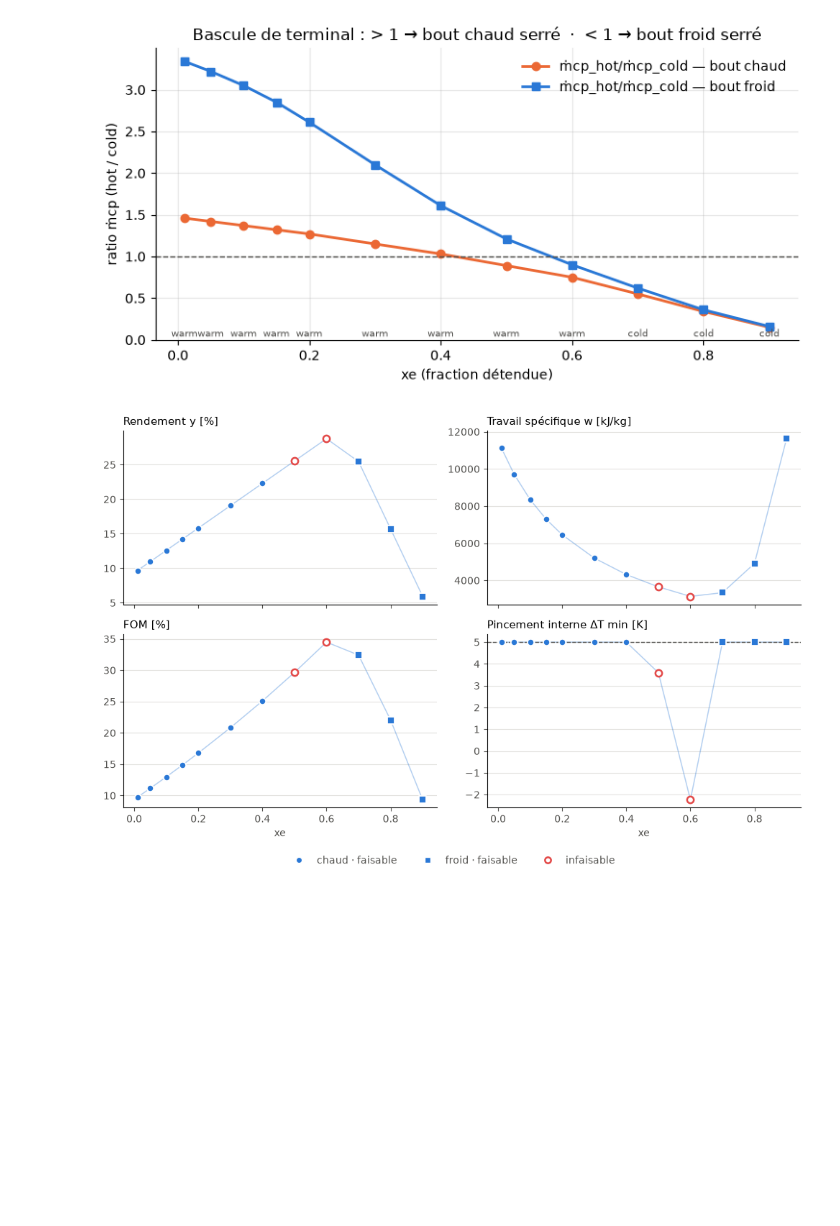
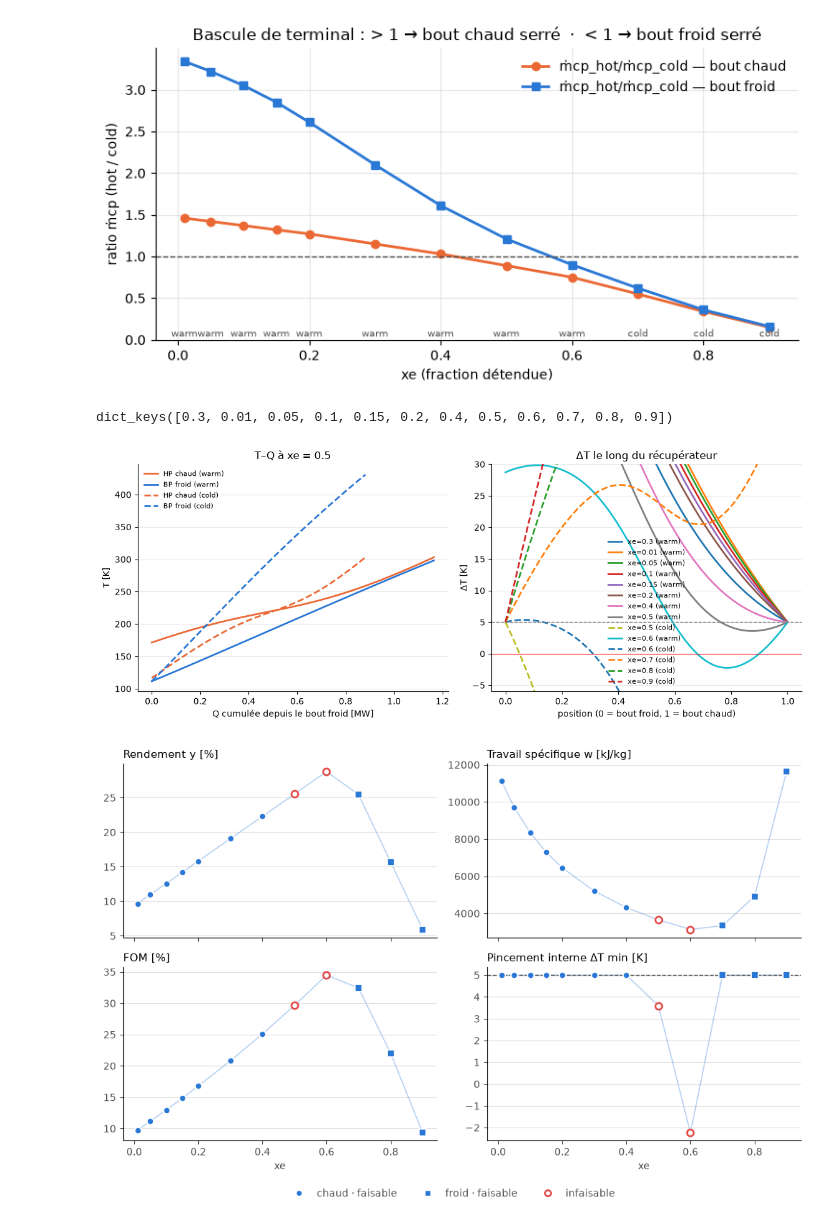
Before and after one commit to Mascof17/sys_en, a Jupyter notebook: proj_12/LNG_L0_martin.ipynb, the cells around one changed output. Cells and saved outputs as stored; diff of their text form; code cells hidden in the pictures; blank space fills up the shorter version.

Commit message:
plot_hx_both functional

```diff
--- a/proj_12/LNG_L0_martin.ipynb
+++ b/proj_12/LNG_L0_martin.ipynb
@@ -851,34 +851,40 @@ plt.tight_layout(); plt.show()
 # %% [output]
 [figure]
 [figure]
+# %%
+results_both.keys()
+# %% [output]
+dict_keys([0.3, 0.01, 0.05, 0.1, 0.15, 0.2, 0.4, 0.5, 0.6, 0.7, 0.8, 0.9])
 # %%
 def plot_hx_both(xe_detail, xe_list, sides_store=None):
     if sides_store is None: sides_store = all_sides
     HOT, COLD = "#eb6834", "#2a78d6"
     STYLE = {"warm": "-", "cold": "--"}                  # trait plein = chaud, tireté = froid
     fig, (a, b) = plt.subplots(1, 2, figsize=(11.5, 4.6))
 
     for side, row in sides_store[_key(xe_detail)].items():          # T–Q, les deux côtés
         p = row["prof"]
         a.plot(p["Q"]/1e6, p["T_h"], color=HOT,  lw=2, ls=STYLE[side], label=f"HP chaud ({side})")
         a.plot(p["Q"]/1e6, p["T_c"], color=COLD, lw=2, ls=STYLE[side], label=f"BP froid ({side})")
     a.set(xlabel="Q cumulée depuis le bout froid [MW]", ylabel="T [K]", title=f"T–Q à xe = {xe_detail}")
     a.legend(frameon=False, fontsize=8)
 
     for xe in xe_list:                                             # ΔT le long du récup, par (xe, côté)
         for side, row in sides_store[_key(xe)].items():
             p = row["prof"]
             b.plot(p["Q"]/p["Q"][-1], p["T_h"] - p["T_c"], lw=2, ls=STYLE[side], label=f"xe={xe} ({side})")
     b.axhline(5, color="gray", ls="--", lw=1); b.axhline(0, color="red", lw=0.8)
     b.set(xlabel="position (0 = bout froid, 1 = bout chaud)", ylabel="ΔT [K]",
           ylim=(-6, 30), title="ΔT le long du récupérateur")
     b.legend(frameon=False, fontsize=8)
 
     for ax in (a, b):
         ax.grid(axis="y", alpha=0.3); ax.spines[["top", "right"]].set_visible(False)
     plt.tight_layout(); plt.show()
 
-# ex. :  plot_hx_both(0.5, [0.2, 0.5, 0.8])
+plot_hx_both(0.5, [0.3, 0.01, 0.05, 0.1, 0.15, 0.2, 0.4, 0.5, 0.6, 0.7, 0.8, 0.9])
+# %% [output]
+[figure, added]
 # %%
 from matplotlib.lines import Line2D
 
```
